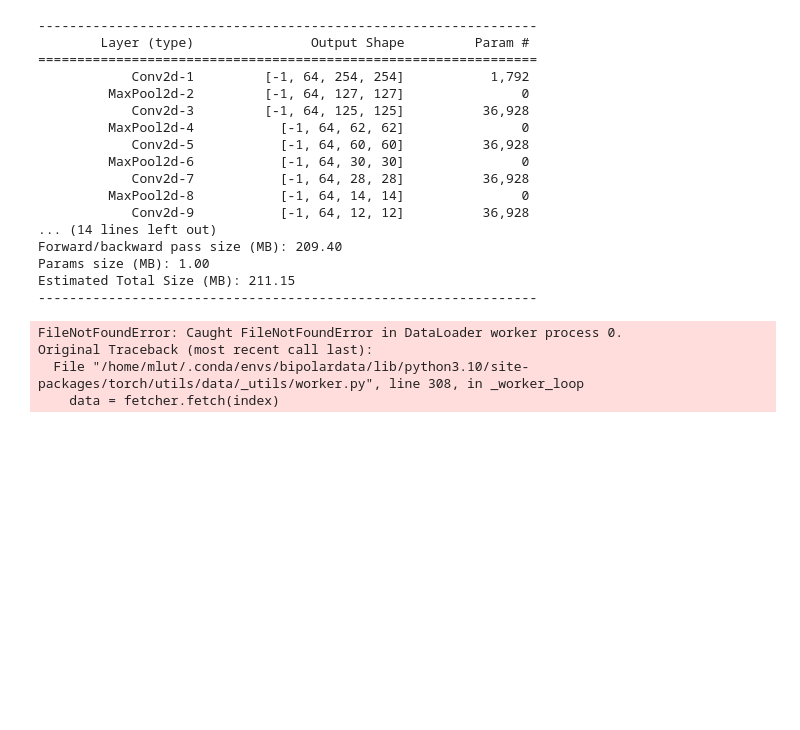
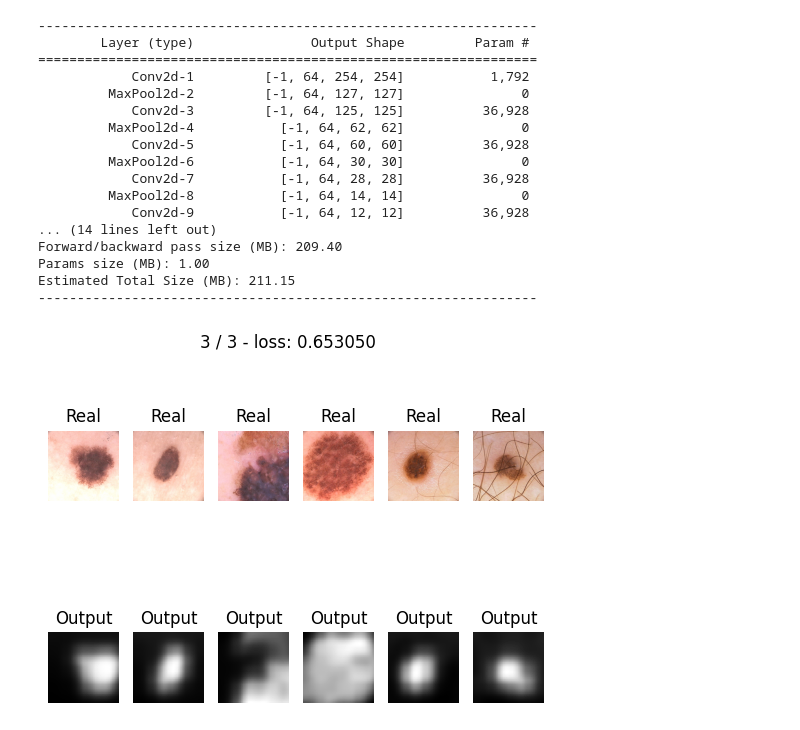
Before and after one commit to mklindtner/02516_intro_cnn_w2, a Jupyter notebook: nb/train.ipynb, the cells around one changed output. Drawn from its saved outputs; the diff is of its cells as text; code cells hidden in the pictures; blank space fills up the shorter version.

```diff
--- a/nb/train.ipynb
+++ b/nb/train.ipynb
@@ -67,9 +69,6 @@ Estimated Total Size (MB): 211.15
 ----------------------------------------------------------------
 # %%
 epochs = 3
-dice_loss_val_list, iou_loss_val_list, acc_val_list, sens_val_list, spec_val_list = train(model, torch.optim.Adam(model.parameters()), bce_loss, epochs, train_loader, test_loader, device)
+metrics = train(model, torch.optim.Adam(model.parameters()), bce_loss, epochs, train_loader, test_loader, device)
 # %% [output]
-FileNotFoundError: Caught FileNotFoundError in DataLoader worker process 0.
-Original Traceback (most recent call last):
-  File "/home/mlut/.conda/envs/bipolardata/lib/python3.10/site-packages/torch/utils/data/_utils/worker.py", line 308, in _worker_loop
-    data = fetcher.fetch(index)
+[figure, added]
```
Also changed, not shown: parts of 2 cells of this notebook, 1 other file.
